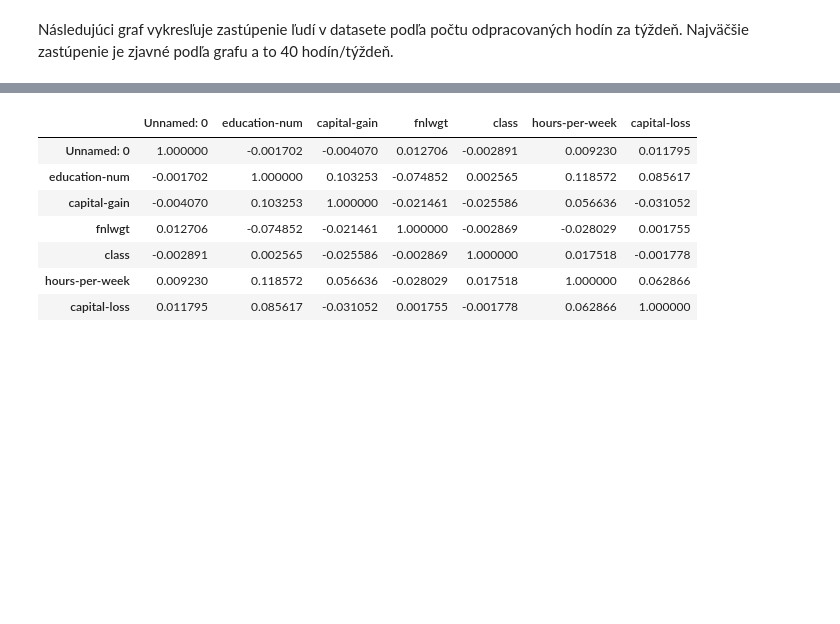
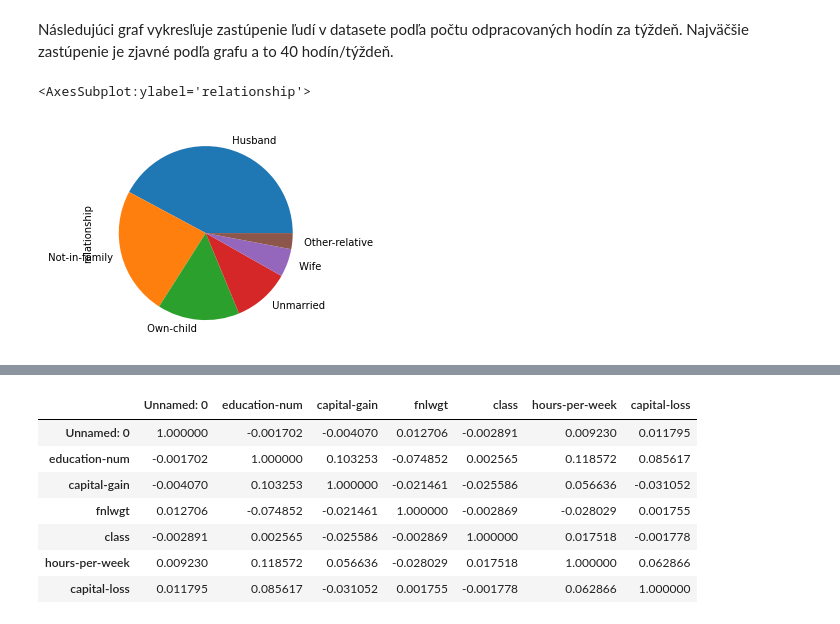
Before and after one commit to SzMatej/IAU_2020-2021, a Jupyter notebook: Project.ipynb, the cells around one changed output, grey strips where cells are left out. Saved outputs shown, nothing was run; the diff lists cells and outputs as text; code cells hidden in the pictures; blank space fills up the shorter version.

```diff
--- a/Project.ipynb
+++ b/Project.ipynb
@@ -224,3 +234,8 @@ train['hours-per-week'].hist()
 [figure]
 # %% [markdown]
 Následujúci graf vykresľuje zastúpenie ľudí v datasete podľa počtu odpracovaných hodín za týždeň. Najväčšie zastúpenie je zjavné podľa grafu a to 40 hodín/týždeň.
+# %%
+train.relationship.value_counts().plot(kind='pie')
+# %% [output]
+<AxesSubplot:ylabel='relationship'>
+[figure, added]
```
Also changed, not shown: parts of 28 cells of this notebook.
